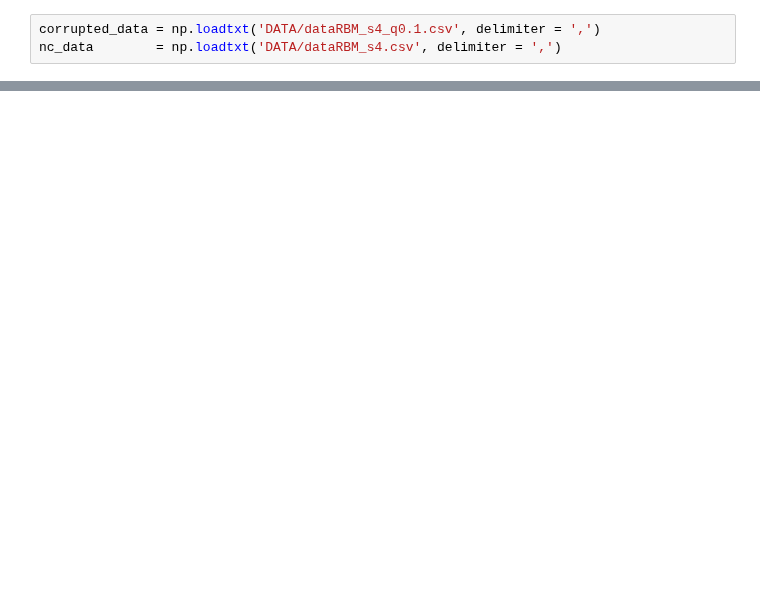
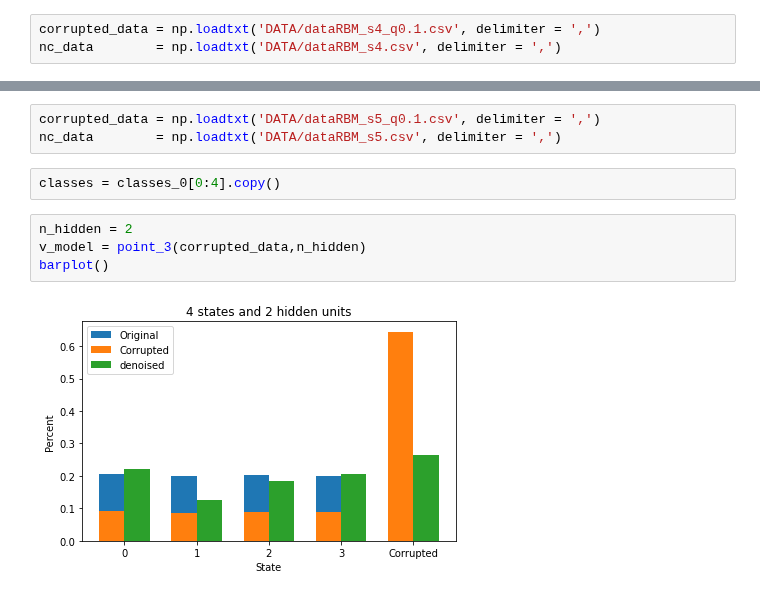
Before and after one commit to drckf/mlreview_notebooks, a Jupyter notebook: jupyter_notebooks/exercises/GitPush_exercise5.ipynb, the cells around one changed output, grey strips where cells are left out. Drawn from its saved outputs; the diff is of its cells as text; blank space fills up the shorter version.

```diff
--- a/jupyter_notebooks/exercises/GitPush_exercise5.ipynb
+++ b/jupyter_notebooks/exercises/GitPush_exercise5.ipynb
@@ -207,0 +231,11 @@ The percents for each category in the corrupted data     [0.1105 0.1016 0.1077 0
+# %%
+corrupted_data = np.loadtxt('DATA/dataRBM_s5_q0.1.csv', delimiter = ',')
+nc_data        = np.loadtxt('DATA/dataRBM_s5.csv', delimiter = ',')
+# %%
+classes = classes_0[0:4].copy()
+# %%
+n_hidden = 2
+v_model = point_3(corrupted_data,n_hidden)
+barplot()
+# %% [output]
+[figure, added]
```
Also changed, not shown: parts of 13 cells of this notebook.
